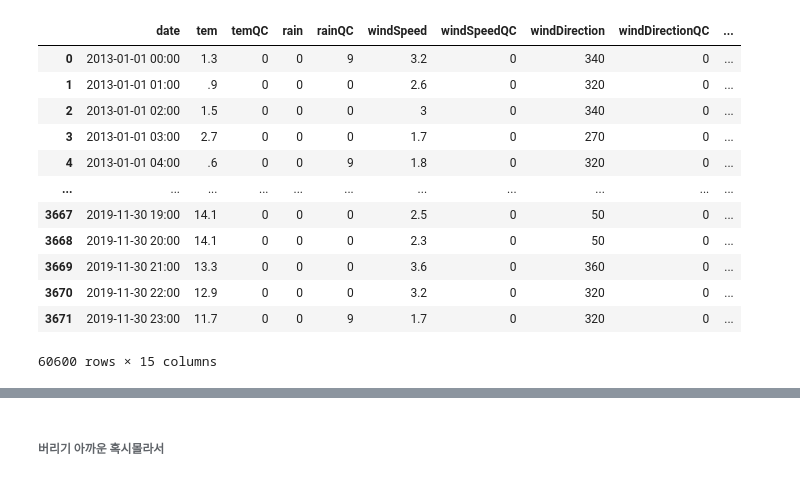
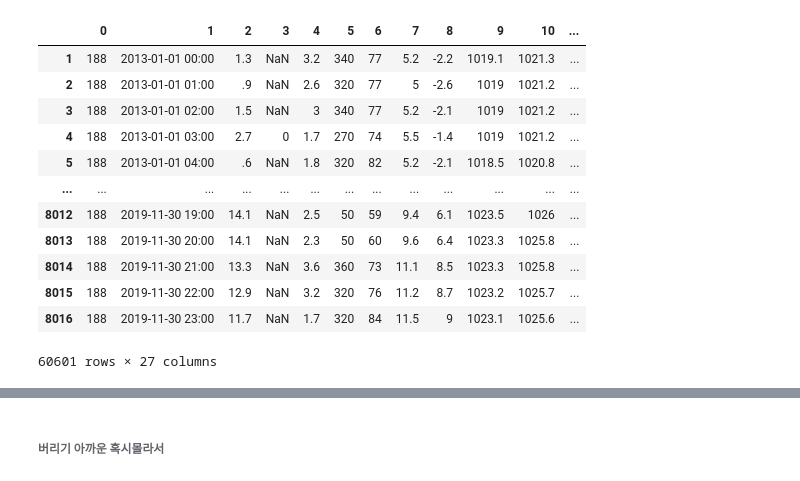
Before and after one commit to rohhj622/windPowerPrediction, a Jupyter notebook: firstDataPreprocessing.ipynb, the cells around one changed output, grey strips where cells are left out. Drawn from its saved outputs; the diff is of its cells as text; code cells hidden in the pictures.

```diff
--- a/firstDataPreprocessing.ipynb
+++ b/firstDataPreprocessing.ipynb
@@ -9,4 +17,4 @@ Mounted at /content/gdrive
 # %%
-data=pd.read_csv('./windPowerData/time_power.csv', header=None) # 컬럼명 숫자로 들어가게
-data.head(25)
+time_power=pd.read_csv(r'/content/gdrive/My Drive/Colab Notebooks/original/time_power.CSV',header=None) # 컬럼명 숫자로 들어가게
+time_power.head(24)
 # %% [output]
@@ -35,3 +39,3 @@ pandas.core.frame.DataFrame
 # %%
-test = pd.DataFrame(columns=['windForce'])
+final_time_power = pd.DataFrame(columns=['windForce'])
 # %%
@@ -50,5 +61,5 @@ data[1][2]
 # %%
-for i in range(0,len(data.columns)):
+for i in range(0,len(time_power.columns)):
     for j in range(0,24): # 마음에 들지 않지만 하나하나 골라서 추가,,,
-        test = test.append({"windForce":data[i][j]}, ignore_index=True)
-        print(i,j)
+        final_time_power = final_time_power.append({"windForce":time_power[i][j]}, ignore_index=True)
+        #print(time_power[i][j])
@@ -132,34 +108,36 @@ len(data1.index) #row 수
 # %%
-for i in range(2,15):
-    fileName = './windPowerData/forecast/'+str(i)+'.csv'
-    data2 = pd.read_csv(fileName, encoding='euc-kr', header = None)# 컬럼명 숫자로 들어가게
-    data2 = data2.fillna(0) # 빈 값 0으로
-    data2 = data2.drop(index=0) # 컬럼명 적혀있는 거 지움
-    data2 = data2.drop(0,1) # 지점 컬럼 삭제는 axis = 1 그래서 뒤에 1 있는 거
-    data2 = data2.drop(1,1) # 지점명 컬럼 삭제
-    data2 = data2.reset_index()  #index reset
-    data2 = data2.drop('index',1) # index reset 하면 기존 index가 컬럼에 추가되므로 삭제
-    data2.columns  = ['date','tem','temQC'
+for i in range(2,8):
+    fileName = '/content/gdrive/My Drive/Colab Notebooks/original/'+str(i)+'.csv'
+    if (i == 7) : foreData1 = pd.read_csv(fileName, encoding='utf-8', header = None)# 컬럼명 숫자로 들어가게
+    else : foreData1 = pd.read_csv(fileName, encoding='euc-kr', header = None)# 컬럼명 숫자로 들어가게
+
+    #data2 = data2.fillna(0) # 빈 값 0으로
+    foreData1 = foreData1.drop(index=0) # 컬럼명 적혀있는 거 지움
+    #foreData1 = foreData1.drop(0,1) # 지점 컬럼 삭제는 axis = 1 그래서 뒤에 1 있는 거
+    #foreData1 = foreData1.drop(1,1) # 지점명 컬럼 삭제
+    #foreData1 = foreData1.reset_index()  #index reset
+    #foreData1 = foreData1.drop('index',1) # index reset 하면 기존 index가 컬럼에 추가되므로 삭제
+    """foreData1.columns  = ['date','tem','temQC'
            ,'rain','rainQC'
            ,'windSpeed','windSpeedQC','windDirection','windDirectionQC'
            ,'snow','snow3Hour'
-           ,'cloud','middleCloud','clodeUn','highCloud'] #컬럼명 지정
-
-    data1 = pd.concat([data1, data2]) # 아래로 데이터 합치기(df 끼리, 아주 효자임)
-data1.to_csv("weather_data_day.csv", mode='w')
+           ,'cloud','middleCloud','clodeUn','highCloud'] #컬럼명 지정"""
+    print(foreData1)
+    foreData = pd.concat([foreData, foreData1]) # 아래로 데이터 합치기(df 끼리, 아주 효자임)
+#foreData.to_csv("weather_data_day.csv", mode='w')
 # %%
-data1
+foreData
 # %% [output]
-|  | date | tem | temQC | rain | rainQC | windSpeed | windSpeedQC | windDirection | windDirectionQC | ... |
-| 0 | 2013-01-01 00:00 | 1.3 | 0 | 0 | 9 | 3.2 | 0 | 340 | 0 | ... |
-| 1 | 2013-01-01 01:00 | .9 | 0 | 0 | 0 | 2.6 | 0 | 320 | 0 | ... |
-| 2 | 2013-01-01 02:00 | 1.5 | 0 | 0 | 0 | 3 | 0 | 340 | 0 | ... |
-| 3 | 2013-01-01 03:00 | 2.7 | 0 | 0 | 0 | 1.7 | 0 | 270 | 0 | ... |
-| 4 | 2013-01-01 04:00 | .6 | 0 | 0 | 9 | 1.8 | 0 | 320 | 0 | ... |
-| ... | ... | ... | ... | ... | ... | ... | ... | ... | ... | ... |
-| 3667 | 2019-11-30 19:00 | 14.1 | 0 | 0 | 0 | 2.5 | 0 | 50 | 0 | ... |
-| 3668 | 2019-11-30 20:00 | 14.1 | 0 | 0 | 0 | 2.3 | 0 | 50 | 0 | ... |
-| 3669 | 2019-11-30 21:00 | 13.3 | 0 | 0 | 0 | 3.6 | 0 | 360 | 0 | ... |
-| 3670 | 2019-11-30 22:00 | 12.9 | 0 | 0 | 0 | 3.2 | 0 | 320 | 0 | ... |
-| 3671 | 2019-11-30 23:00 | 11.7 | 0 | 0 | 9 | 1.7 | 0 | 320 | 0 | ... |
+|  | 0 | 1 | 2 | 3 | 4 | 5 | 6 | 7 | 8 | 9 | 10 | ... |
+| 1 | 188 | 2013-01-01 00:00 | 1.3 | NaN | 3.2 | 340 | 77 | 5.2 | -2.2 | 1019.1 | 1021.3 | ... |
+| 2 | 188 | 2013-01-01 01:00 | .9 | NaN | 2.6 | 320 | 77 | 5 | -2.6 | 1019 | 1021.2 | ... |
+| 3 | 188 | 2013-01-01 02:00 | 1.5 | NaN | 3 | 340 | 77 | 5.2 | -2.1 | 1019 | 1021.2 | ... |
+| 4 | 188 | 2013-01-01 03:00 | 2.7 | 0 | 1.7 | 270 | 74 | 5.5 | -1.4 | 1019 | 1021.2 | ... |
+| 5 | 188 | 2013-01-01 04:00 | .6 | NaN | 1.8 | 320 | 82 | 5.2 | -2.1 | 1018.5 | 1020.8 | ... |
+| ... | ... | ... | ... | ... | ... | ... | ... | ... | ... | ... | ... | ... |
+| 8012 | 188 | 2019-11-30 19:00 | 14.1 | NaN | 2.5 | 50 | 59 | 9.4 | 6.1 | 1023.5 | 1026 | ... |
+| 8013 | 188 | 2019-11-30 20:00 | 14.1 | NaN | 2.3 | 50 | 60 | 9.6 | 6.4 | 1023.3 | 1025.8 | ... |
+| 8014 | 188 | 2019-11-30 21:00 | 13.3 | NaN | 3.6 | 360 | 73 | 11.1 | 8.5 | 1023.3 | 1025.8 | ... |
+| 8015 | 188 | 2019-11-30 22:00 | 12.9 | NaN | 3.2 | 320 | 76 | 11.2 | 8.7 | 1023.2 | 1025.7 | ... |
+| 8016 | 188 | 2019-11-30 23:00 | 11.7 | NaN | 1.7 | 320 | 84 | 11.5 | 9 | 1023.1 | 1025.6 | ... |
-60600 rows × 15 columns
+60601 rows × 27 columns
```
Also changed, not shown: parts of 29 cells of this notebook.
